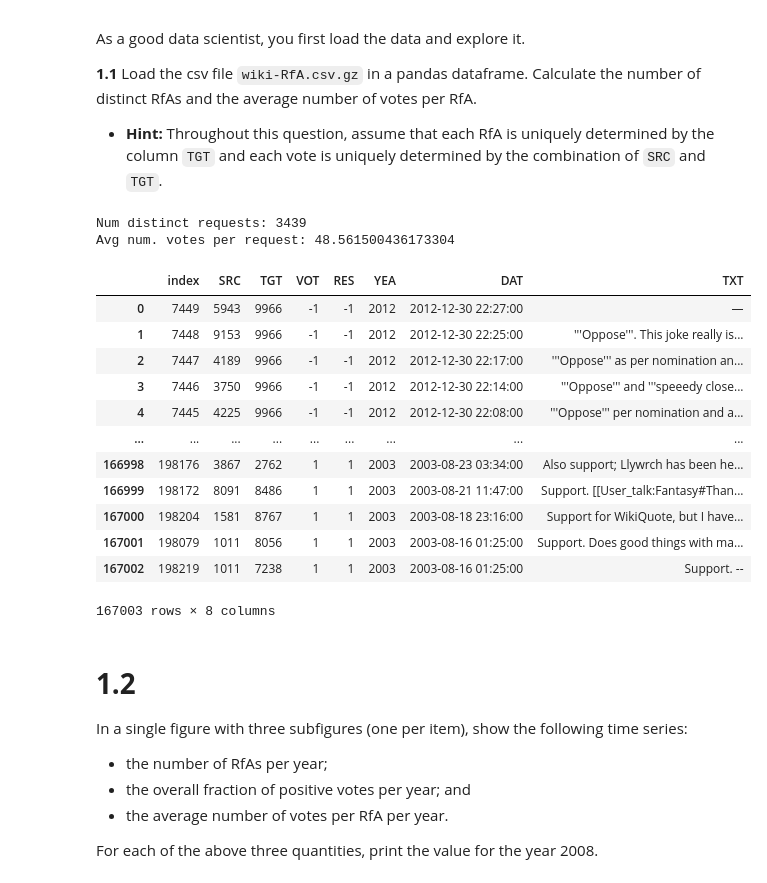
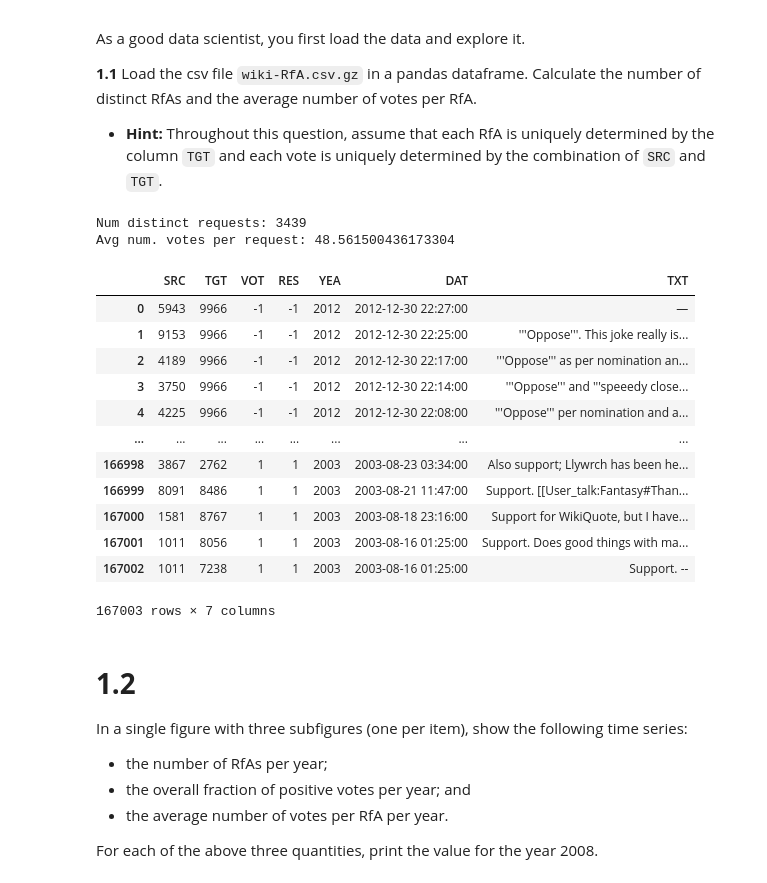
Before and after one commit to epfl-ada/2022, a Jupyter notebook: Exam/exam_sol.ipynb, the cells around one changed output. Cells and saved outputs as stored; diff of their text form; code cells hidden in the pictures.

```diff
--- a/Exam/exam_sol.ipynb
+++ b/Exam/exam_sol.ipynb
@@ -64,30 +64,30 @@ Load the csv file `wiki-RfA.csv.gz` in a pandas dataframe. Calculate the number
 # %%
 # 1.1
 import numpy as np
 import pandas as pd
 import matplotlib.pyplot as plt
 
-df = pd.read_csv("./to_push_as_is/wiki-RfA.csv.gz")
+df = pd.read_csv("./wiki-RfA.csv.gz")
 tmp = df.groupby(["TGT"]).SRC.count()
 print("Num distinct requests:", len(tmp))
 print("Avg num. votes per request:", tmp.mean())
 df
 # %% [output]
 Num distinct requests: 3439
 Avg num. votes per request: 48.561500436173304
-|  | index | SRC | TGT | VOT | RES | YEA | DAT | TXT |
-| 0 | 7449 | 5943 | 9966 | -1 | -1 | 2012 | 2012-12-30 22:27:00 | — |
-| 1 | 7448 | 9153 | 9966 | -1 | -1 | 2012 | 2012-12-30 22:25:00 | '''Oppose'''. This joke really is... |
-| 2 | 7447 | 4189 | 9966 | -1 | -1 | 2012 | 2012-12-30 22:17:00 | '''Oppose''' as per nomination an... |
-| 3 | 7446 | 3750 | 9966 | -1 | -1 | 2012 | 2012-12-30 22:14:00 | '''Oppose''' and '''speeedy close... |
-| 4 | 7445 | 4225 | 9966 | -1 | -1 | 2012 | 2012-12-30 22:08:00 | '''Oppose''' per nomination and a... |
-| ... | ... | ... | ... | ... | ... | ... | ... | ... |
-| 166998 | 198176 | 3867 | 2762 | 1 | 1 | 2003 | 2003-08-23 03:34:00 | Also support; Llywrch has been he... |
-| 166999 | 198172 | 8091 | 8486 | 1 | 1 | 2003 | 2003-08-21 11:47:00 | Support. [[User_talk:Fantasy#Than... |
-| 167000 | 198204 | 1581 | 8767 | 1 | 1 | 2003 | 2003-08-18 23:16:00 | Support for WikiQuote, but I have... |
-| 167001 | 198079 | 1011 | 8056 | 1 | 1 | 2003 | 2003-08-16 01:25:00 | Support. Does good things with ma... |
-| 167002 | 198219 | 1011 | 7238 | 1 | 1 | 2003 | 2003-08-16 01:25:00 | Support. -- |
+|  | SRC | TGT | VOT | RES | YEA | DAT | TXT |
+| 0 | 5943 | 9966 | -1 | -1 | 2012 | 2012-12-30 22:27:00 | — |
+| 1 | 9153 | 9966 | -1 | -1 | 2012 | 2012-12-30 22:25:00 | '''Oppose'''. This joke really is... |
+| 2 | 4189 | 9966 | -1 | -1 | 2012 | 2012-12-30 22:17:00 | '''Oppose''' as per nomination an... |
+| 3 | 3750 | 9966 | -1 | -1 | 2012 | 2012-12-30 22:14:00 | '''Oppose''' and '''speeedy close... |
+| 4 | 4225 | 9966 | -1 | -1 | 2012 | 2012-12-30 22:08:00 | '''Oppose''' per nomination and a... |
+| ... | ... | ... | ... | ... | ... | ... | ... |
+| 166998 | 3867 | 2762 | 1 | 1 | 2003 | 2003-08-23 03:34:00 | Also support; Llywrch has been he... |
+| 166999 | 8091 | 8486 | 1 | 1 | 2003 | 2003-08-21 11:47:00 | Support. [[User_talk:Fantasy#Than... |
+| 167000 | 1581 | 8767 | 1 | 1 | 2003 | 2003-08-18 23:16:00 | Support for WikiQuote, but I have... |
+| 167001 | 1011 | 8056 | 1 | 1 | 2003 | 2003-08-16 01:25:00 | Support. Does good things with ma... |
+| 167002 | 1011 | 7238 | 1 | 1 | 2003 | 2003-08-16 01:25:00 | Support. -- |
-167003 rows × 8 columns
+167003 rows × 7 columns
 # %% [markdown]
 # **1.2**
 In a single figure with three subfigures (one per item), show the following time series:
```
Also changed, not shown: parts of 1 cell of this notebook.
